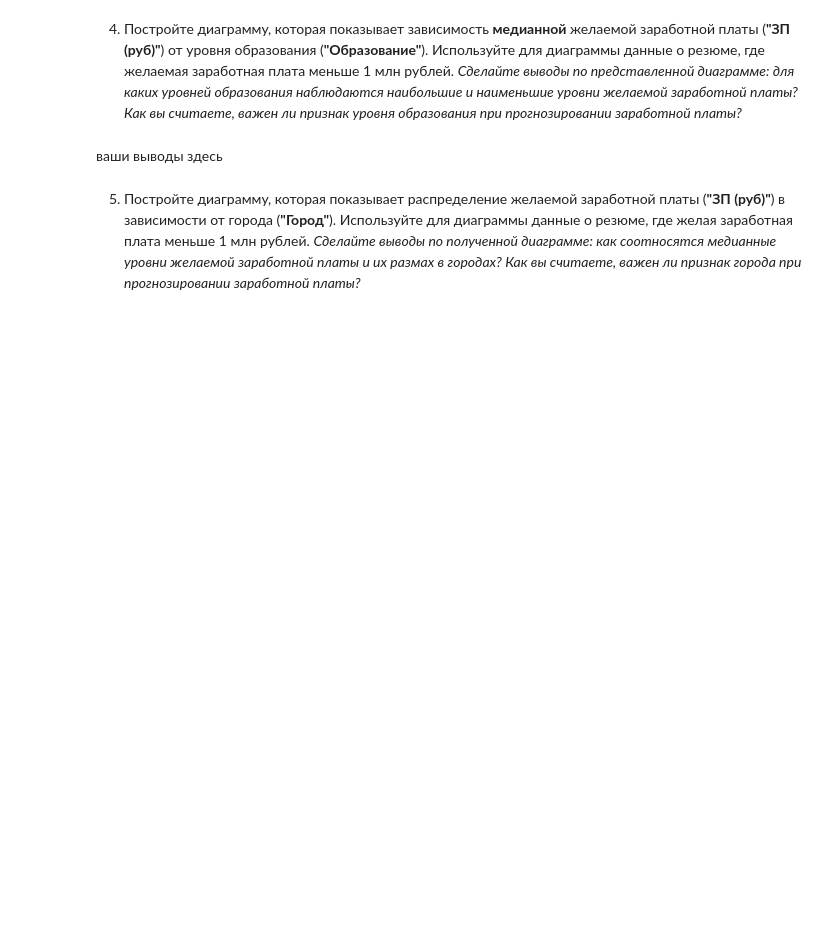
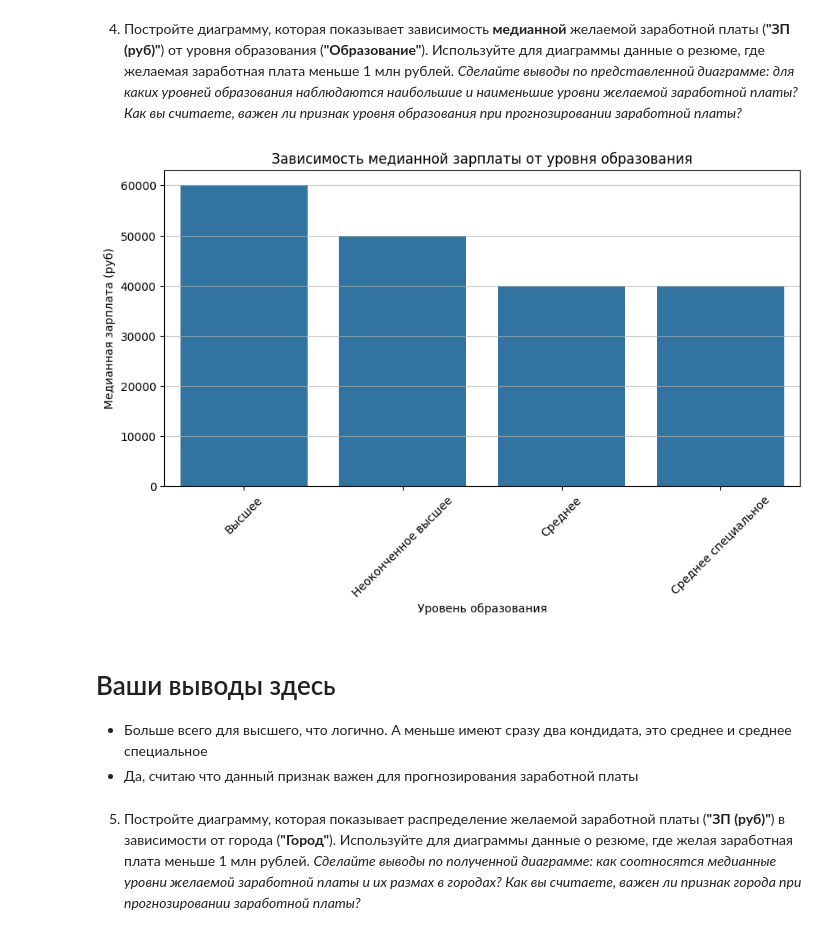
Before and after one commit to Eqtony/MyPortfolio, a Jupyter notebook: HeadHunterResumeAnalysis/Project-1._Ноутбук-шаблон.ipynb, the cells around one changed output. Drawn from its saved outputs; the diff is of its cells as text; code cells hidden in the pictures; blank space fills up the shorter version.

```diff
--- a/HeadHunterResumeAnalysis/Project-1._Ноутбук-шаблон.ipynb
+++ b/HeadHunterResumeAnalysis/Project-1._Ноутбук-шаблон.ipynb
@@ -504,8 +555,28 @@ data['Возраст'].mode()[0]
 *Сделайте выводы по представленной диаграмме: для каких уровней образования наблюдаются наибольшие и наименьшие уровни желаемой заработной платы? Как вы считаете, важен ли признак уровня образования при прогнозировании заработной платы?*
 # %%
 # ваш код здесь
+
+# Маска для зарплат
+mask_salary = data['ЗП (руб)'] < 1000000
+# Группировка данных по уровню образования и расчет медианной ЗП
+salary_by_education = data[mask_salary].groupby('Образование')['ЗП (руб)'].median()
+
+# Построение столбчатой диаграммы
+plt.figure(figsize=(10, 5))
+sns.barplot(x=salary_by_education.index, y=salary_by_education.values)
+plt.xlabel('Уровень образования')
+plt.ylabel('Медианная зарплата (руб)')
+plt.title('Зависимость медианной зарплаты от уровня образования')
+plt.xticks(rotation=45)
+plt.grid(axis='y', alpha=0.7)
+
+plt.show()
+# %% [output]
+[figure, added]
 # %% [markdown]
-ваши выводы здесь
+# Ваши выводы здесь
+* Больше всего для высшего, что логично. А меньше имеют сразу два кондидата, это среднее и среднее специальное
+* Да, считаю что данный признак важен для прогнозирования заработной платы
 # %% [markdown]
 5. Постройте диаграмму, которая показывает распределение желаемой заработной платы (**"ЗП (руб)"**) в зависимости от города (**"Город"**). Используйте для диаграммы данные о резюме, где желая заработная плата меньше 1 млн рублей.
 *Сделайте выводы по полученной диаграмме: как соотносятся медианные уровни желаемой заработной платы и их размах в городах? Как вы считаете, важен ли признак города при прогнозировании заработной платы?*
```
Also changed, not shown: parts of 22 cells of this notebook.
